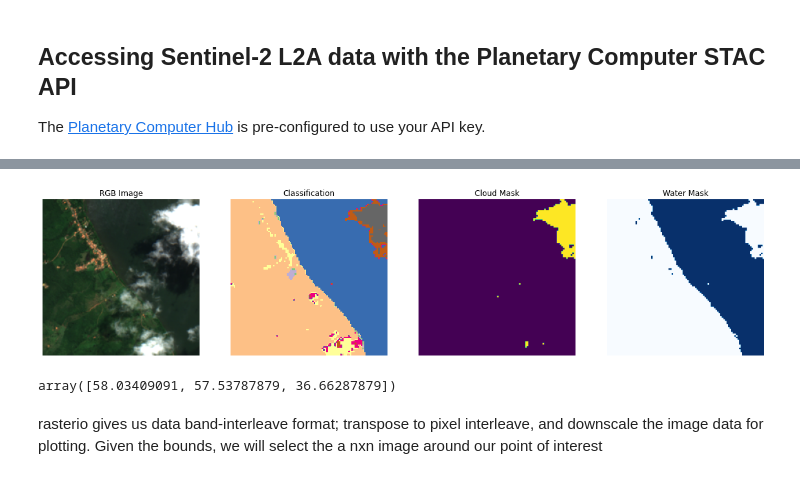
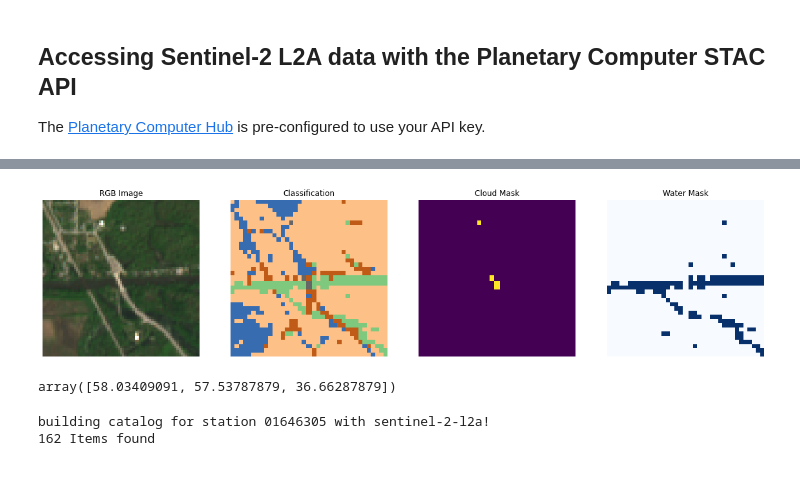
Before and after one commit to csp-inc/fluvius, a Jupyter notebook: notebooks/03-Image-Join.ipynb, the cells around one changed output, grey strips where cells are left out. Cells and saved outputs as stored; diff of their text form; code cells hidden in the pictures.

```diff
--- a/notebooks/03-Image-Join.ipynb
+++ b/notebooks/03-Image-Join.ipynb
@@ -4,11 +4,21 @@
 The [Planetary Computer Hub](https://planetarycomputer.microsoft.com/compute) is pre-configured to use your API key.
 # %%
 ### Environment setup
+import sys
+sys.path.append('/content')
+from src.fluvius import WaterData, WaterStation
+%load_ext autoreload
+%autoreload 2
+
+import pandas as pd
+import numpy as np
+import geopandas as gpd
+import fsspec
 from pystac_client import Client
 import planetary_computer as pc
 import os
-import fsspec
 
+import matplotlib.pyplot as plt
 # Set the environment variable PC_SDK_SUBSCRIPTION_KEY, or set it here.
 # The Hub sets PC_SDK_SUBSCRIPTION_KEY automatically.
 # pc.settings.set_subscription_key(<YOUR API Key>)
@@ -18,8 +28,17 @@ for var in env_vars:
     key, value = var.split(' = ')
     os.environ[key] = value
 
+#################  set up ####################
 data_source = 'itv'
 container = f'{data_source}-data'
+############## initial parameters ##############
+if data_source == 'usgs':
+    day_tolerance = 0 #reduce this for usgs-data
+else:
+    day_tolerance = 8
+cloud_thr = 80
+buffer_distance = 500 # change this to increase chip size in meter
+################################################
 
 storage_options={'account_name':os.environ['ACCOUNT_NAME'],\
                  'account_key':os.environ['BLOB_KEY'],
@@ -75,0 +95,3 @@ building catalog for station ITV1 with sentinel-2-l2a!
+# %%
+station = 'ITV4'
+ds.get_station_data(station)
@@ -76,4 +131,5 @@ building catalog for station ITV1 with sentinel-2-l2a!
 # %%
-ds.station[station].visualize_chip(19)
+sample_id = ds.station[station].merged_df.sample_id.iloc[1]
+ds.station[station].visualize_chip(sample_id)
 # %% [output]
-[figure, old version]
+[figure, new version]
@@ -102,5 +137,14 @@ for station in ds.df['site_no']:
 np.mean(np.array(img)[water_mask],axis=0)
 # %% [output]
 array([58.03409091, 57.53787879, 36.66287879])
-# %% [markdown]
-rasterio gives us data band-interleave format; transpose to pixel interleave, and downscale the image data for plotting. Given the bounds, we will select the a nxn image around our point of interest
+# %%
+station = ds.df.iloc[4].site_no
+ds.get_station_data(station)
+ds.station[station].build_catalog()
+ds.station[station].get_cloud_filtered_image_df(cloud_thr)
+ds.station[station].merge_image_df_with_samples(day_tolerance)
+ds.station[station].perform_chip_cloud_analysis()
+ds.station[station].get_reflectances()
+# %% [output]
+building catalog for station 01646305 with sentinel-2-l2a!
+162 Items found
```
Also changed, not shown: parts of 14 cells of this notebook, 11 other files.
